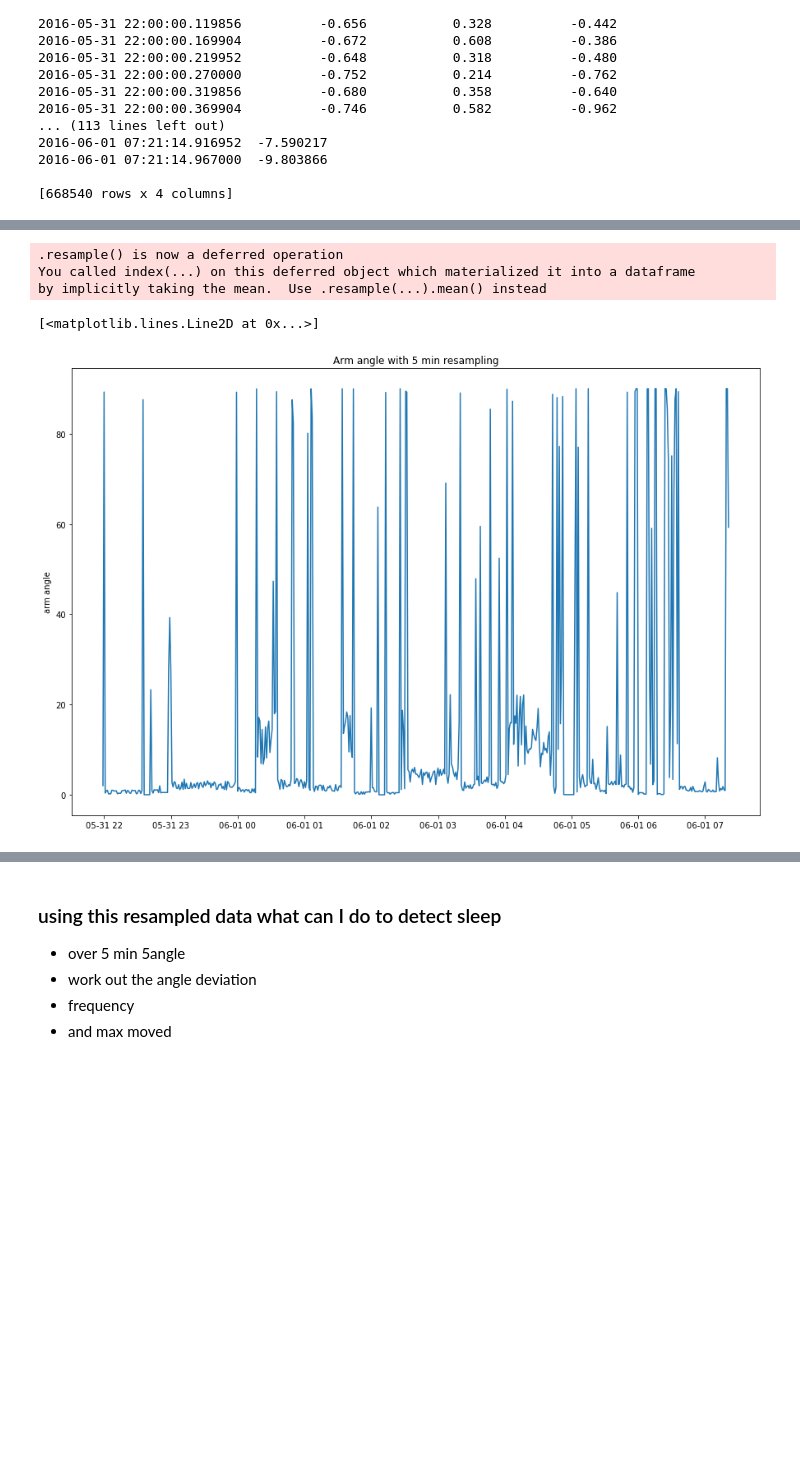
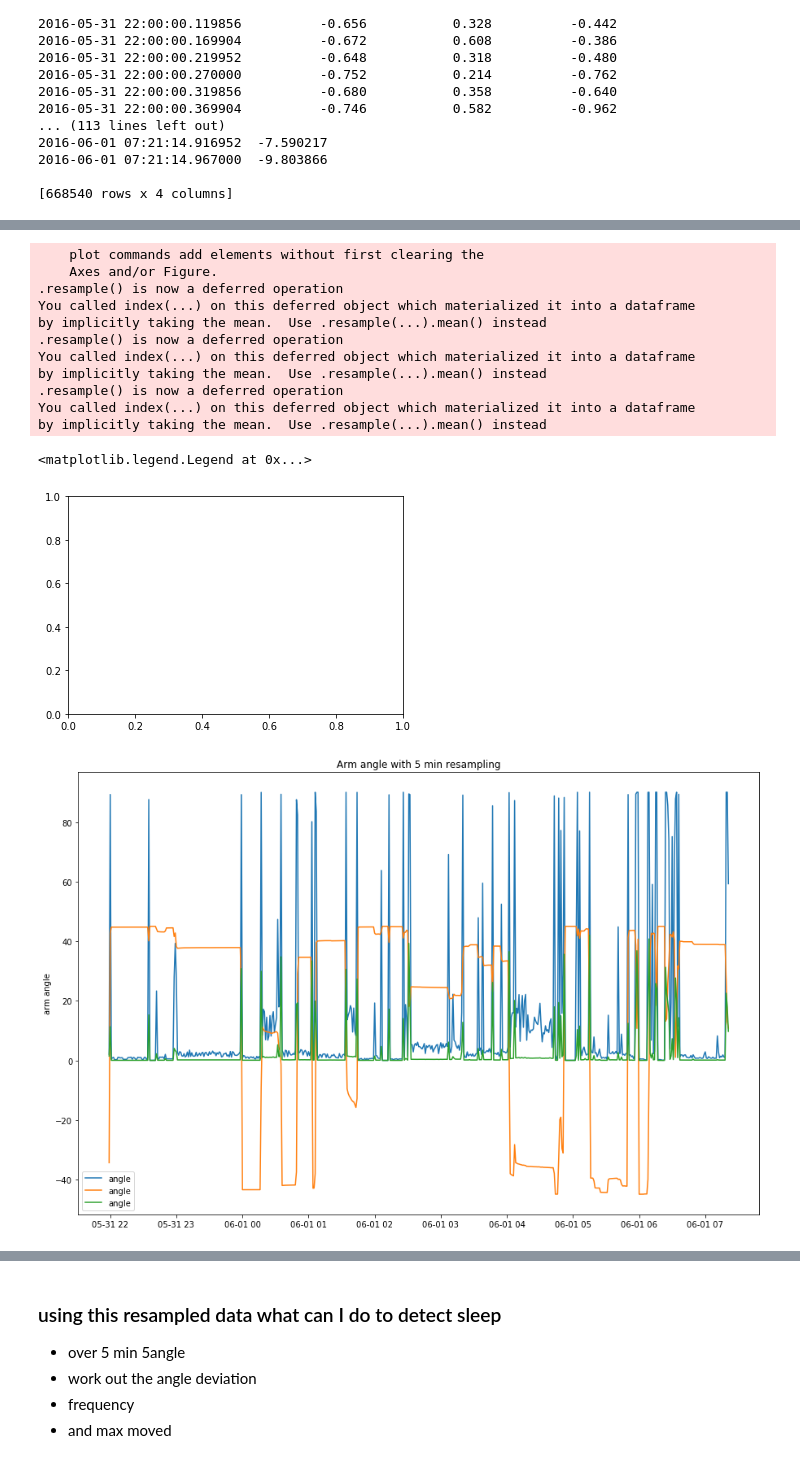
Before and after one commit to horken7/circadian-rhytm, a Jupyter notebook: test.ipynb, the cells around one changed output, grey strips where cells are left out. Cells and saved outputs as stored; diff of their text form; code cells hidden in the pictures; blank space fills up the shorter version.

```diff
--- a/test.ipynb
+++ b/test.ipynb
@@ -54,7 +54,7 @@ accelerometer_directions.index = pd.DatetimeIndex(accelerometer_directions.index
 # average values within 5 min intervals
 
 print(accelerometer_directions)
-resample_5min_accel = accelerometer_directions.resample('1Min')#.min()
+resample_5min_accel = accelerometer_directions.resample('5Min')#.min()
 
 
 # fig = plt.figure(figsize=(15,10))
@@ -103,14 +103,29 @@ Freq: 5T, Name: angle, dtype: float64
 # %%
 a = resample_5min_accel['angle'].max()-resample_5min_accel['angle'].min()
+b = resample_5min_accel.mean()
 
+plt.hold()
 fig = plt.figure(figsize=(15,10))
 ax = fig.add_subplot(111)
 ax.set_title('Arm angle with 5 min resampling')
 ax.set_ylabel('arm angle')
 ax.plot(resample_5min_accel.index, a)
+ax.plot(resample_5min_accel.index, b['angle'])
+ax.plot(resample_5min_accel.index, accelerometer_directions.resample('1Min').std()['angle'])
+
+plt.legend()
 # %% [output]
+    plot commands add elements without first clearing the
+    Axes and/or Figure.
 .resample() is now a deferred operation
 You called index(...) on this deferred object which materialized it into a dataframe
 by implicitly taking the mean.  Use .resample(...).mean() instead
+.resample() is now a deferred operation
+You called index(...) on this deferred object which materialized it into a dataframe
+by implicitly taking the mean.  Use .resample(...).mean() instead
+.resample() is now a deferred operation
+You called index(...) on this deferred object which materialized it into a dataframe
+by implicitly taking the mean.  Use .resample(...).mean() instead
-[<matplotlib.lines.Line2D at 0x...>]
+<matplotlib.legend.Legend at 0x...>
-[figure, old version]
+[figure, new version]
+[figure, added]
```
Also changed, not shown: parts of 6 cells of this notebook.
